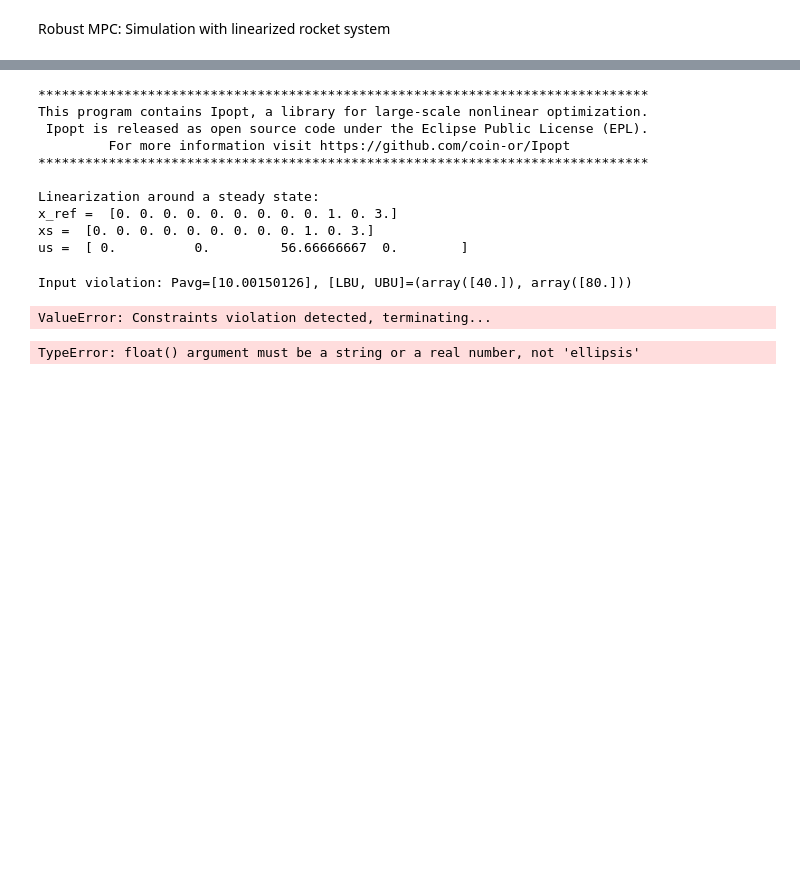
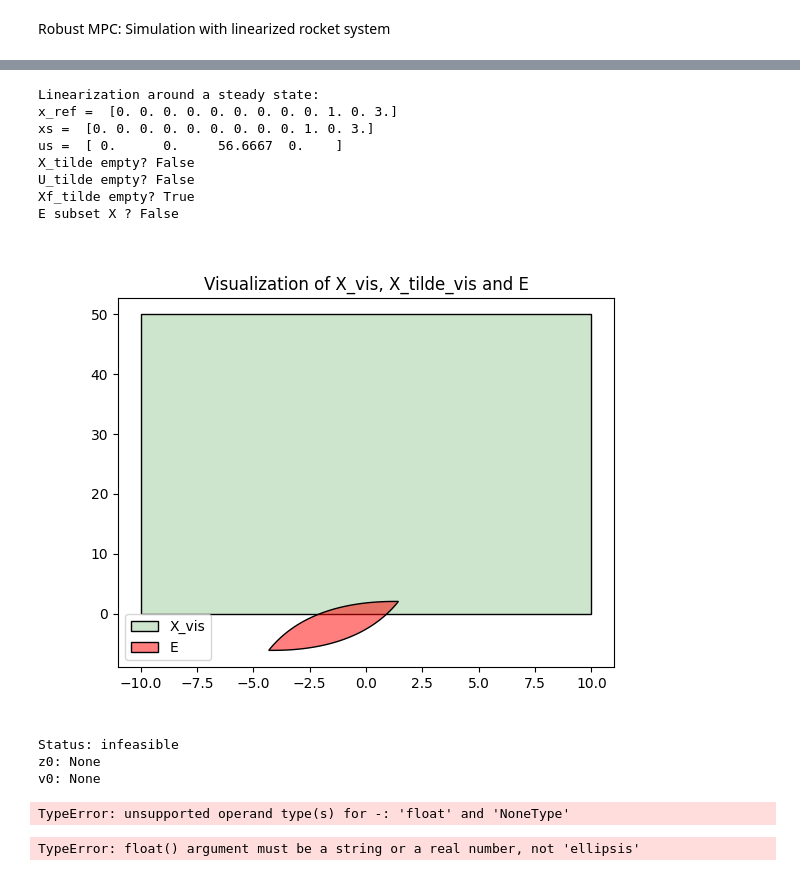
Before and after one commit to Sdevaud/MPC_ROCKET, a Jupyter notebook: project/Deliverable_6_1&2/Deliverable_6_1.ipynb, the cells around one changed output, grey strips where cells are left out. Cells and saved outputs as stored; diff of their text form; code cells hidden in the pictures; blank space fills up the shorter version.

```diff
--- a/project/Deliverable_6_1&2/Deliverable_6_1.ipynb
+++ b/project/Deliverable_6_1&2/Deliverable_6_1.ipynb
@@ -14,55 +17,56 @@ sys.path.append(parent_dir)
 # %%
-from LinearMPC_6.MPCControl_zvel import MPCControl_z
+from MPCControl_z import MPCControl_z
 from src.rocket import Rocket
 from src.pos_rocket_vis import *
 
 # Require ipympl
 %matplotlib widget
 
 rocket_obj_path = os.path.join(parent_dir, "Cartoon_rocket.obj")
 rocket_params_path = os.path.join(parent_dir, "rocket.yaml")
 
 # Rocket setup
 Ts  = 1/20
 rocket = Rocket(Ts=Ts, model_params_filepath=rocket_params_path)
 rocket.mass = 1.7 # Do not change!!!
 
 # Visualization setup
 vis = RocketVis(rocket, rocket_obj_path)
 vis.anim_rate = 1
 
 sim_time = 10  # simulation length in seconds
-x0 = np.array([0.0]*3 + [np.deg2rad(30)] + [0.0]*5 + [3.0, 2.0, 10.0])
+x0 = np.array([0.0]*5 + [np.deg2rad(30)] + [0.0]*3 + [3.0, 2.0, 10.0])
 x_ref = np.array([0.0]*9 + [1.0, 0.0, 3.0])
 xs, us = rocket.trim(x_ref)
 print("Linearization around a steady state:")
 print("x_ref = ", x_ref)
 print("xs = ", xs)
 print("us = ", us)
+
 sys = rocket.linearize_sys(xs, us)
 A, B = sys.A, sys.B
+H = 2
 
-
-H = 2
 mpc = MPCControl_z(A, B, xs, us, Ts, H)
 # %% [output]
-******************************************************************************
-This program contains Ipopt, a library for large-scale nonlinear optimization.
- Ipopt is released as open source code under the Eclipse Public License (EPL).
-         For more information visit https://github.com/coin-or/Ipopt
-******************************************************************************
-
 Linearization around a steady state:
 x_ref =  [0. 0. 0. 0. 0. 0. 0. 0. 0. 1. 0. 3.]
 xs =  [0. 0. 0. 0. 0. 0. 0. 0. 0. 1. 0. 3.]
-us =  [ 0.          0.         56.66666667  0.        ]
+us =  [ 0.      0.     56.6667  0.    ]
+X_tilde empty? False
+U_tilde empty? False
+Xf_tilde empty? True
+E subset X ? False
+[figure, added]
 # %%
-t_cl, x_cl, u_cl = rocket.simulate_subsystem(mpc, sim_time, x0, w_type='random')
+t_cl, x_cl, u_cl = rocket.simulate_subsystem(mpc, sim_time, x0, w_type='no_noise')
 vis.animate(t_cl[:-1], x_cl[:,:-1], u_cl)
 plot_static_states_inputs(t_cl[:-1], x_cl[:,:-1], u_cl, xs, 'sys_z')
 # %% [output]
-Input violation: Pavg=[10.00150126], [LBU, UBU]=(array([40.]), array([80.]))
+Status: infeasible
+z0: None
+v0: None
-ValueError: Constraints violation detected, terminating...
+TypeError: unsupported operand type(s) for -: 'float' and 'NoneType'
 # %%
 t_cl, x_cl, u_cl = rocket.simulate_subsystem(mpc, sim_time, x0, w_type='extreme')
 vis.animate(t_cl[:-1], x_cl[:,:-1], u_cl)
```
Also changed, not shown: parts of 1 cell of this notebook, 2 other files.
